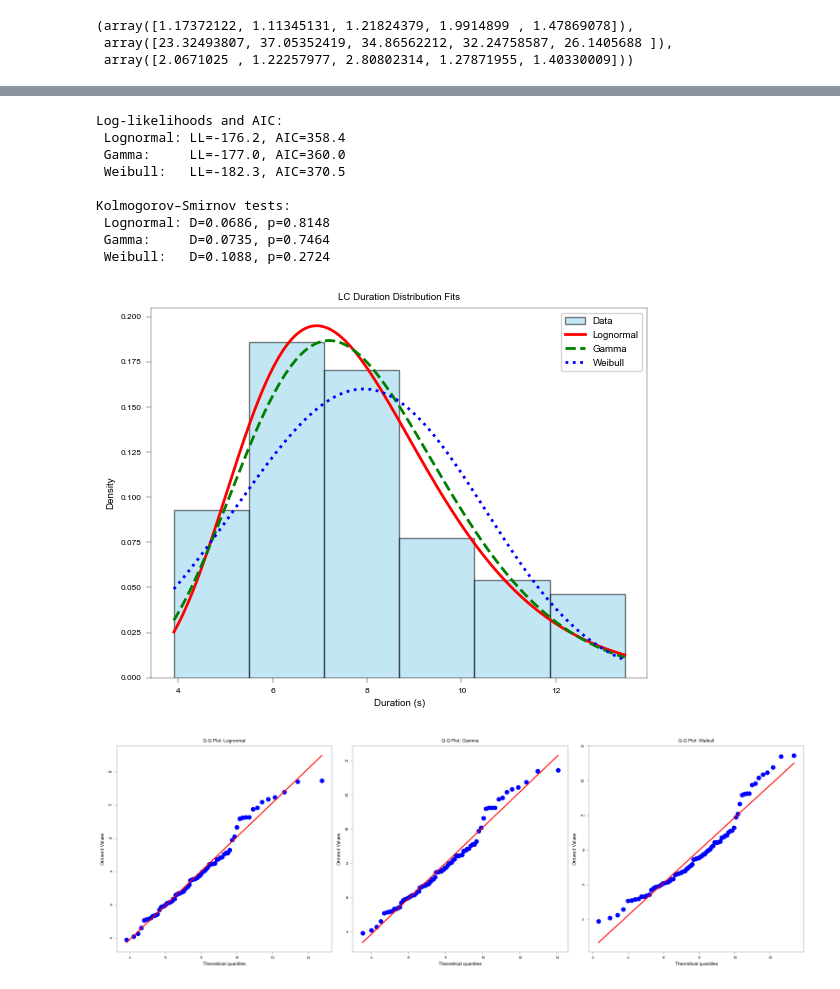
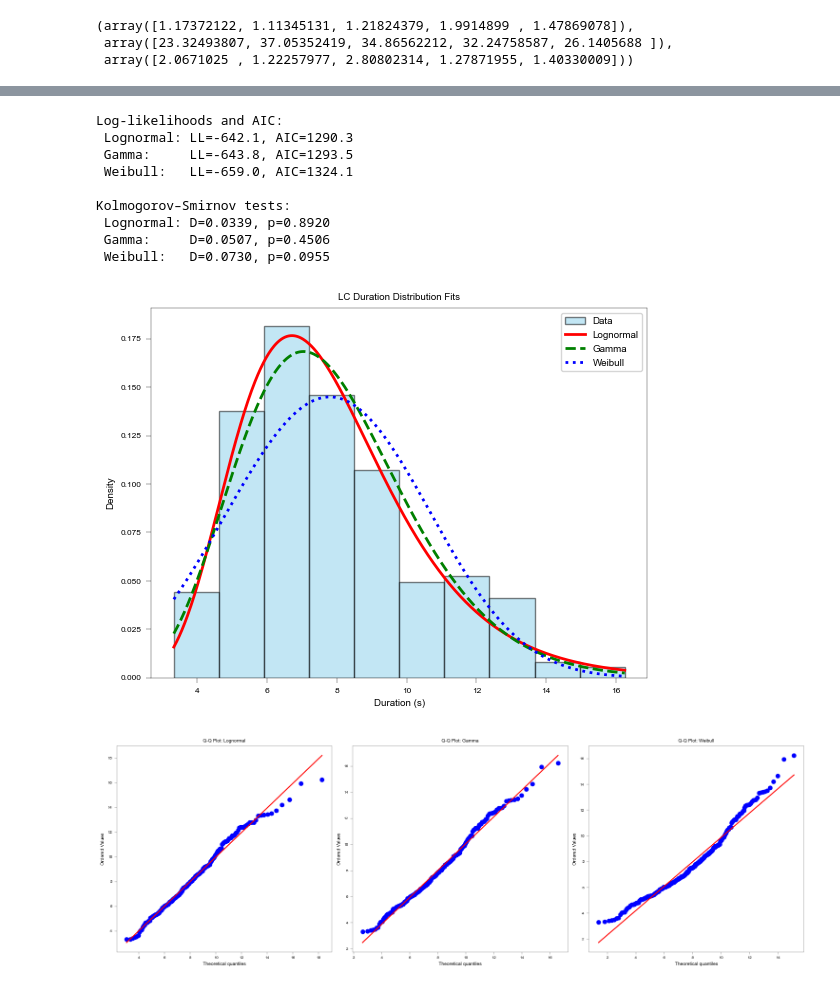
Before and after one commit to EPFL-ENAC/LUTS-pneuma-simulator, a Jupyter notebook: notebooks/discrete.ipynb, the cells around one changed output, grey strips where cells are left out. Drawn from its saved outputs; the diff is of its cells as text; code cells hidden in the pictures.

```diff
--- a/notebooks/discrete.ipynb
+++ b/notebooks/discrete.ipynb
@@ -948,7 +947,7 @@ c_lam, c_v0 * factor, c_s0
 # %%
 seed = 1024
 rng = default_rng(seed)
-epochs = 500  # number of samples per scenario
+epochs = 1500  # number of samples per scenario
 verbose = False
 Dt_list = []
 PET_list = []
@@ -1113,8 +1128,7 @@ plt.show()
 # -----------------------------
 # Example LC duration data (replace with your own)
 # -----------------------------
-data = Dt_array[Dt_array<=20]#[:125]
-#data = PET_array[Dt_array<=20]#[:125]
+data = A
 
 # -----------------------------
 # Fit candidate distributions
@@ -1169,41 +1183,41 @@ plt.hist(data, bins="scott", density=True, alpha=0.5, color="skyblue", edgecolor
 plt.plot(x, lognorm.pdf(x, shape_ln, loc=loc_ln, scale=scale_ln), "r-", lw=2, label="Lognormal")
 plt.plot(x, gamma.pdf(x, alpha_g, loc=loc_g, scale=beta_g), "g--", lw=2, label="Gamma")
 plt.plot(x, weibull_min.pdf(x, shape_w, loc=loc_w, scale=scale_w), "b:", lw=2, label="Weibull")
 
 plt.title("LC Duration Distribution Fits")
 plt.xlabel("Duration (s)")
 plt.ylabel("Density")
 plt.legend()
 plt.show()
 
 # -----------------------------
 # Q-Q Plots
 # -----------------------------
 fig, axes = plt.subplots(1, 3, figsize=(15, 5))
 
 probplot(data, dist=lognorm, sparams=(shape_ln, loc_ln, scale_ln), plot=axes[0])
 axes[0].set_title("Q-Q Plot: Lognormal")
 
 probplot(data, dist=gamma, sparams=(alpha_g, loc_g, beta_g), plot=axes[1])
 axes[1].set_title("Q-Q Plot: Gamma")
 
 probplot(data, dist=weibull_min, sparams=(shape_w, loc_w, scale_w), plot=axes[2])
 axes[2].set_title("Q-Q Plot: Weibull")
 
 plt.tight_layout()
 plt.show()
 # %% [output]
 Log-likelihoods and AIC:
- Lognormal: LL=-176.2, AIC=358.4
- Gamma:     LL=-177.0, AIC=360.0
- Weibull:   LL=-182.3, AIC=370.5
+ Lognormal: LL=-642.1, AIC=1290.3
+ Gamma:     LL=-643.8, AIC=1293.5
+ Weibull:   LL=-659.0, AIC=1324.1
 
 Kolmogorov–Smirnov tests:
- Lognormal: D=0.0686, p=0.8148
- Gamma:     D=0.0735, p=0.7464
- Weibull:   D=0.1088, p=0.2724
+ Lognormal: D=0.0339, p=0.8920
+ Gamma:     D=0.0507, p=0.4506
+ Weibull:   D=0.0730, p=0.0955
-[figure, old version]
+[figure, new version]
-[figure, old version]
+[figure, new version]
 # %%
 %matplotlib inline
 # Fit a log-normal distribution
```
Also changed, not shown: parts of 6 cells of this notebook.
